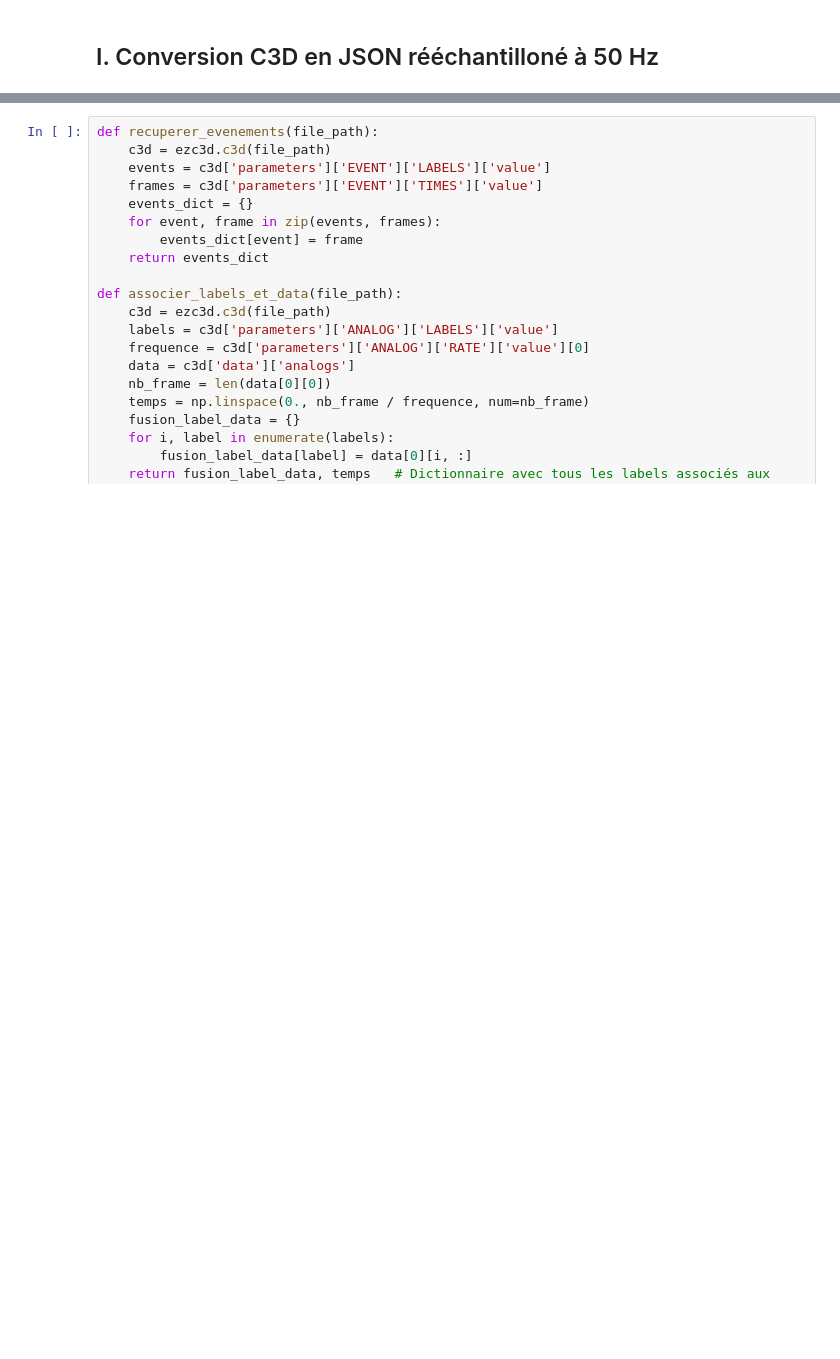
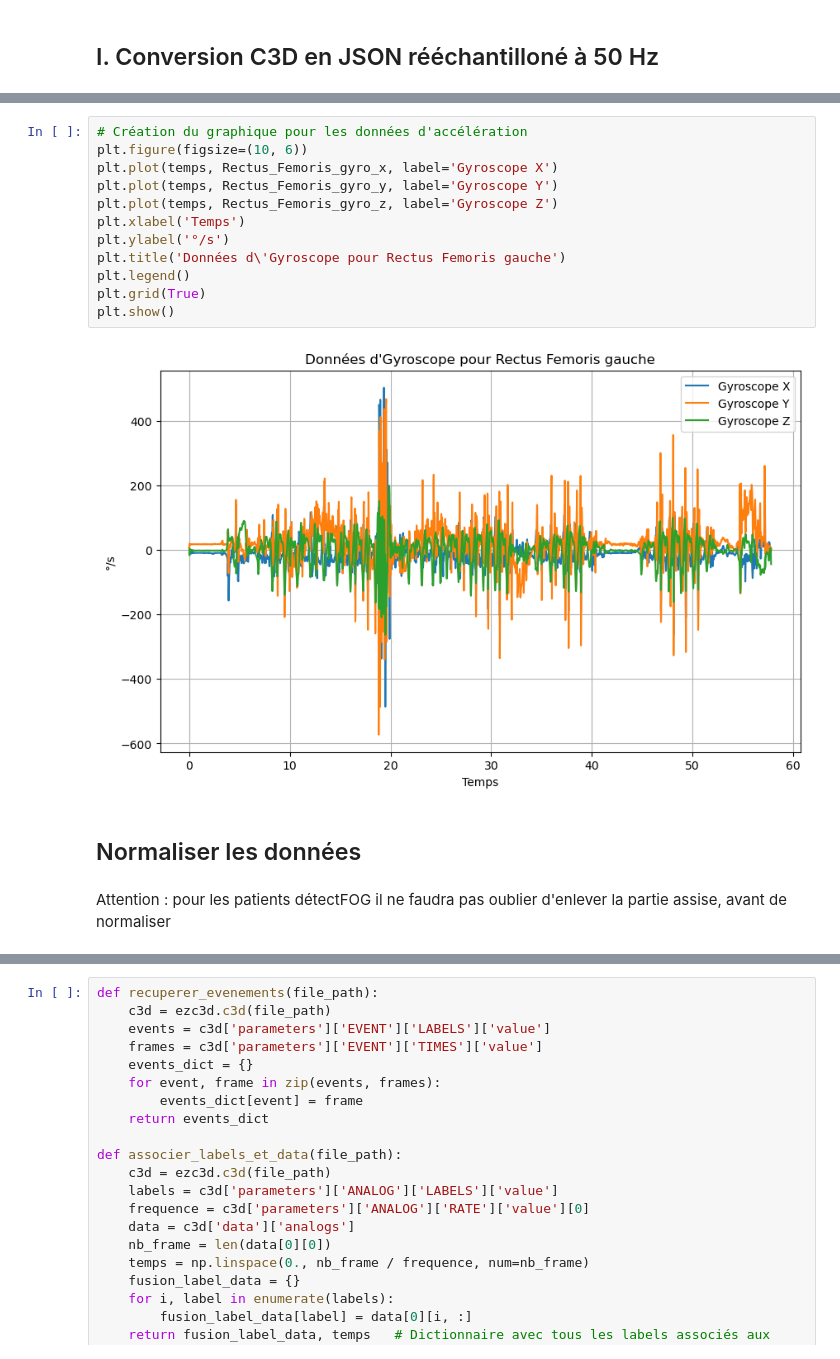
Before and after one commit to Anthoplc/Detect-FOG, a Jupyter notebook: code/Preprocessing.ipynb, the cells around one changed output, grey strips where cells are left out. Saved outputs shown, nothing was run; the diff lists cells and outputs as text; blank space fills up the shorter version.

```diff
--- a/code/Preprocessing.ipynb
+++ b/code/Preprocessing.ipynb
@@ -276,0 +311,18 @@ gyro_x= donnees_patient["Rectus Femoris"]["Left"]["GYRO"]["X"]
+# %%
+# Création du graphique pour les données d'accélération
+plt.figure(figsize=(10, 6))
+plt.plot(temps, Rectus_Femoris_gyro_x, label='Gyroscope X')
+plt.plot(temps, Rectus_Femoris_gyro_y, label='Gyroscope Y')
+plt.plot(temps, Rectus_Femoris_gyro_z, label='Gyroscope Z')
+plt.xlabel('Temps')
+plt.ylabel('°/s')
+plt.title('Données d\'Gyroscope pour Rectus Femoris gauche')
+plt.legend()
+plt.grid(True)
+plt.show()
+# %% [output]
+[figure, added]
+# %% [markdown]
+## Normaliser les données
+# %% [markdown]
+Attention : pour les patients détectFOG il ne faudra pas oublier d'enlever la partie assise, avant de normaliser
```
Also changed, not shown: parts of 7 cells of this notebook.
